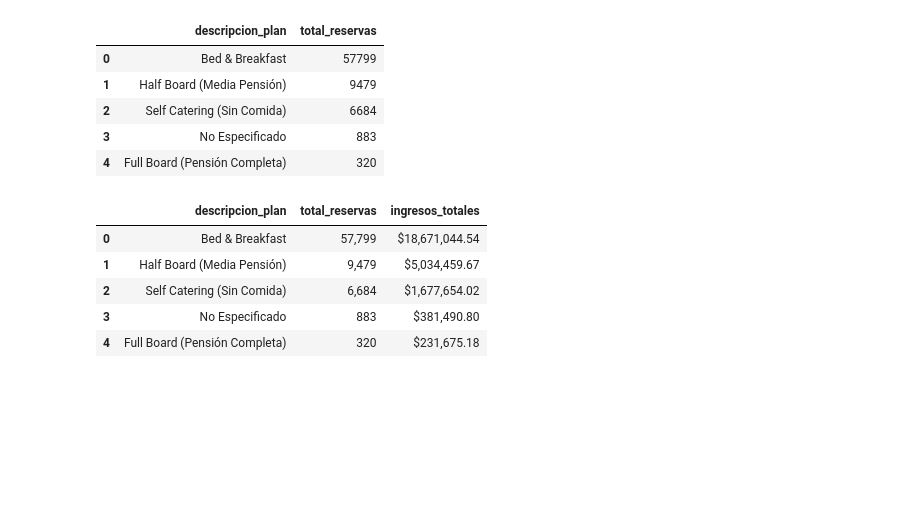
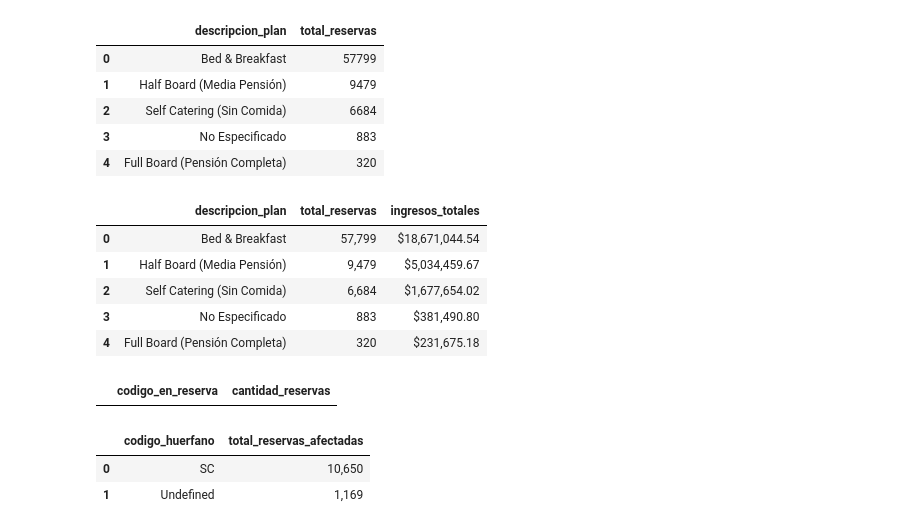
Before and after one commit to luisferdm6/02_analisis_hotelero_pandas, a Jupyter notebook: 01_limpieza_y_agrupaciones_hotel.ipynb, the cells around one changed output. Cells and saved outputs as stored; diff of their text form; code cells hidden in the pictures; blank space fills up the shorter version.

```diff
--- a/01_limpieza_y_agrupaciones_hotel.ipynb
+++ b/01_limpieza_y_agrupaciones_hotel.ipynb
@@ -1170,3 +1170,43 @@ consulta_ingresos_plan
 | 2 | Self Catering (Sin Comida) | 6,684 | $1,677,654.02 |
 | 3 | No Especificado | 883 | $381,490.80 |
 | 4 | Full Board (Pensión Completa) | 320 | $231,675.18 |
+# %%
+#La Dirección de Auditoría necesita saber si existen reservas con códigos de comida inválidos, no reconocidos o sin registro oficial en el catálogo maestro, para evitar fugas de facturación o errores operativos.
+
+consulta_auditoria_comidas = duckdb.sql("""
+SELECT
+  r.meal AS codigo_en_reserva,
+  PRINTF('%,d', COUNT(*)) AS cantidad_reservas
+FROM df_real AS r
+LEFT JOIN df_catalogo_meal AS cat
+  ON r.meal = cat.codigo_meal
+WHERE cat.codigo_meal IS NULL
+GROUP BY r.meal
+""").df()
+
+consulta_auditoria_comidas
+# %% [output]
+|  | codigo_en_reserva | cantidad_reservas |
+# %%
+df_catalogo_incompleto = pd.DataFrame({
+    'codigo_meal': ['BB', 'HB', 'FB'],
+    'descripcion_plan': ['Bed & Breakfast', 'Half Board', 'Full Board']
+})
+
+consulta_prueba_discrepancias = duckdb.sql("""
+SELECT
+  r.meal AS codigo_huerfano,
+  PRINTF('%,d', COUNT(*)) AS total_reservas_afectadas
+FROM df_real AS r
+LEFT JOIN df_catalogo_incompleto AS cat
+  ON r.meal = cat.codigo_meal
+WHERE cat.codigo_meal IS NULL
+GROUP BY r.meal
+ORDER BY COUNT(*) DESC
+""").df()
+
+consulta_prueba_discrepancias
+# %% [output]
+|  | codigo_huerfano | total_reservas_afectadas |
+| 0 | SC | 10,650 |
+| 1 | Undefined | 1,169 |
```
Also changed, not shown: parts of 1 cell of this notebook.
